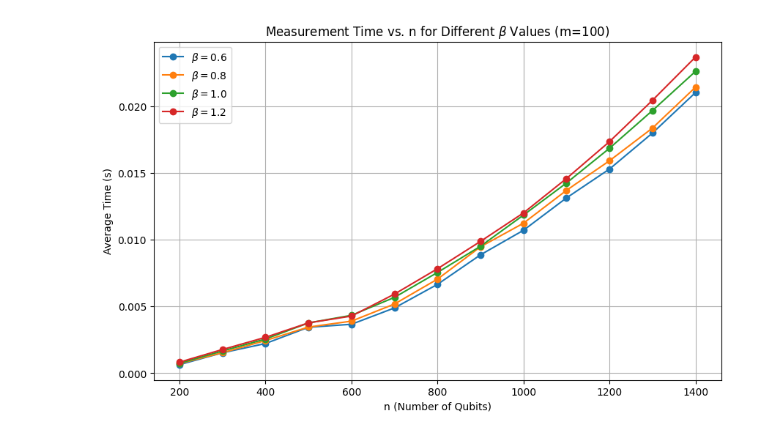
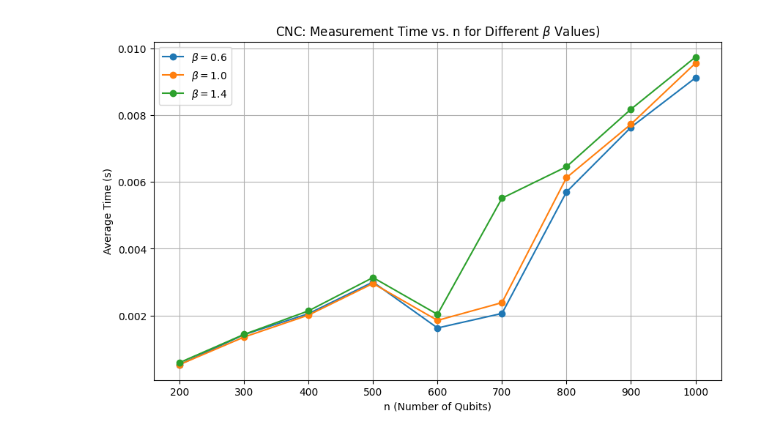
Before and after one commit to BilQCT/CNCSim, a Jupyter notebook: efficiency_testing.ipynb, the cells around one changed output. Drawn from its saved outputs; the diff is of its cells as text; code cells hidden in the pictures.

```diff
--- a/efficiency_testing.ipynb
+++ b/efficiency_testing.ipynb
@@ -43,7 +41,13 @@ def apply_sequence_of_clifford(simulator, sequence):
 # %%
 # Loop over beta and n ranges
-beta_values = np.arange(0.6, 1.4, 0.2)  # Beta from 0.6 to 1.2
-n_values = range(200, 1401, 100)  # n from 200 to 2000
+beta_min = 0.6; beta_max = 1.41; delta = 0.4
+beta_values = np.arange(beta_min, beta_max, delta)
+
+# define qubit ranges:
+n_min = 200; n_max = 1001; n_delta = 100
+n_values = range(n_min, n_max, n_delta)  # n from 200 to 2000
+
+m = 0
 
 results = []
 
@@ -55,7 +59,6 @@ for beta in beta_values:
         sequence = generate_gate_sequence(n, beta)
 
         # Initialize the CNC simulator
-        m = 100  # Adjust m as necessary
         simulator = cnc.CncSimulator(n, m)
 
         # Apply the gate sequence
@@ -79,9 +82,9 @@ for base in range(measurement_bases.shape[0]):
 """
 
         # Time the execution
-        repeat = 2
+        repeat = 4
         execution_time = timeit.timeit(stmt=stmt_code, setup=setup_code, number=repeat)
-        avg_time = execution_time /repeat
+        avg_time = execution_time /(repeat*n)
         print(f"Average time per iteration for beta={beta:.1f}, n={n}: {avg_time:.6f} seconds")
 
         # Store results
@@ -90,5 +93,8 @@ for base in range(measurement_bases.shape[0]):
 # Print all results
 for beta, n, avg_time in results:
     print(f"Beta={beta:.1f}, n={n}, Avg Time={avg_time:.6f} seconds")
+
+# Save to .npy file
+np.save(f"./figures/cnc_measurement_n_{n_min}_{n_max}_{n_delta}_m_{m}_beta_{beta_min}_{beta_max}_{delta}.npy", np.array(results))
 # %% [output]
 Running simulation for beta=0.6, n=200
@@ -111,36 +135,33 @@ Beta=1.2, n=1400, Avg Time=33.145145 seconds
 # %%
 import numpy as np
 import matplotlib.pyplot as plt
 
 # Your numpy array
 data = np.array(results)
 
 # Extract unique beta values
 betas = np.unique(data[:, 0])
 
 # Create the plot
 plt.figure(figsize=(10, 6))
 
 for beta in betas:
     subset = data[data[:, 0] == beta]  # Filter rows with the current beta
     n = subset[:, 1]
-    avg_time = subset[:, 2]/n
+    avg_time = subset[:, 2]
     plt.plot(n, avg_time, marker='o', label=f"$\\beta={round(beta,1)}$")  # LaTeX syntax for beta
 
 # Label the axes and add a legend
 plt.xlabel("n (Number of Qubits)")
 plt.ylabel("Average Time (s)")
-plt.title(f"Measurement Time vs. n for Different $\\beta$ Values (m={m})")  # Use beta in title
+plt.title(f"CNC: Measurement Time vs. n for Different $\\beta$ Values)")  # Use beta in title
 plt.legend()
 plt.grid(True)
 
 # Save the plot to a file
-plt.savefig(f"./figures/measurement_x_time_plot_m_{m}.png", format="png", dpi=300)
+plt.savefig(f"./figures/cnc_measurement_plot_n_{n_min}_{n_max}_{n_delta}_beta_{beta_min}_{beta_max}_{delta}_m_{m}.npy.png", format="png", dpi=300)
 
 # Show the plot (optional)
 plt.show()
-
-# Save to .npy file
-np.save(f"./data/measurement_x_times_m_{m}.npy", np.array(results))
 # %% [output]
-[figure, old version]
+[figure, new version]
```
Also changed, not shown: parts of 9 cells of this notebook, 23 other files.
